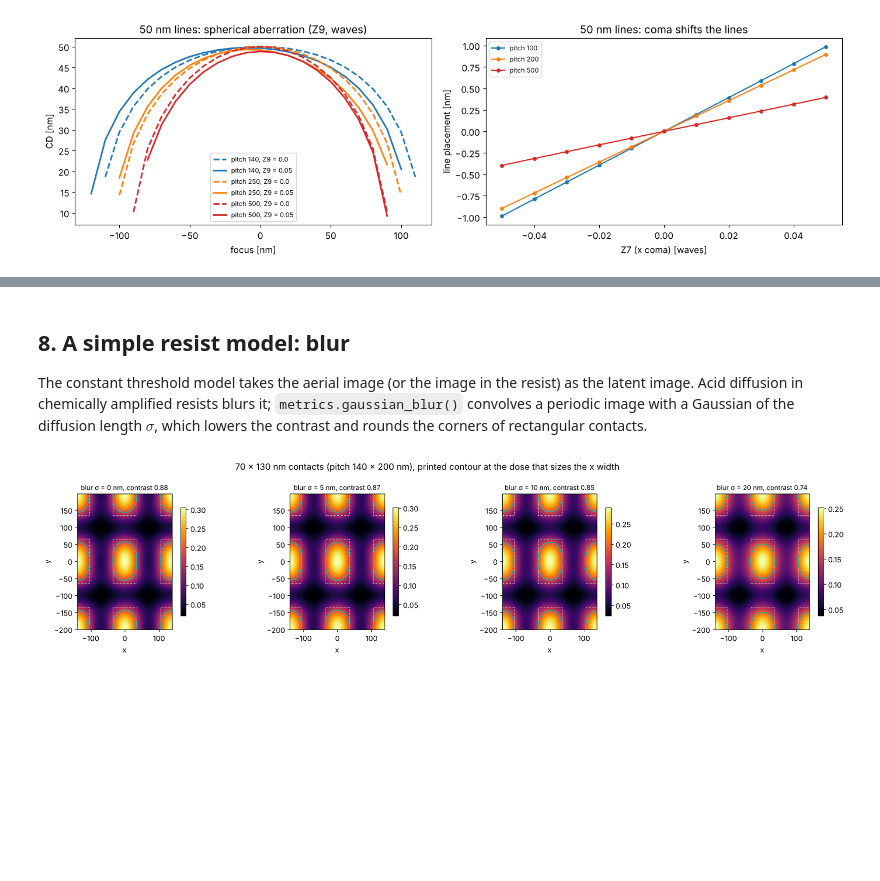
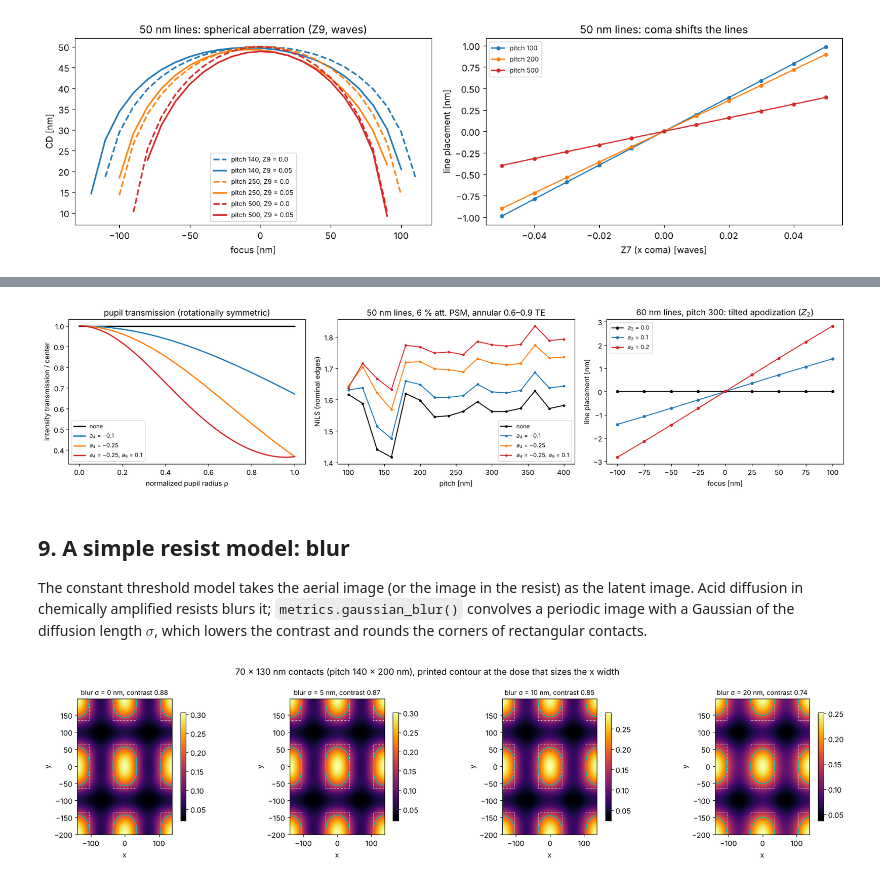
Before and after one commit to aeberspaecher/pyoptics, a Jupyter notebook: notebooks/17_lithography_toolbox.ipynb, the cells around one changed output, grey strips where cells are left out. Drawn from its saved outputs; the diff is of its cells as text; code cells hidden in the pictures; blank space fills up the shorter version.

```diff
--- a/notebooks/17_lithography_toolbox.ipynb
+++ b/notebooks/17_lithography_toolbox.ipynb
@@ -204,12 +235,12 @@ free.
 d = np.linspace(40, 100, 121)
 T, ph = [], []
 for t in d:
-    ta, tc = FilmMask([2.343], [0.586], [t]).transmissions(0.0, wl)
+    ta, tc = film_mask("MoSi", t).transmissions(0.0, wl)
     r = ta[0]/tc[0]; T.append(abs(r)**2); ph.append(np.degrees(np.angle(r)) % 360)
 T, ph = np.array(T), np.array(ph)
 d_180 = d[np.argmin(np.abs(ph - 180))]
-mosi = FilmMask([2.343], [0.586], [d_180], name=f"MoSi {d_180:.1f} nm")
-chrome = FilmMask([0.84], [1.65], [70.0], name="Cr 70 nm")
+mosi = film_mask("MoSi", d_180)
+chrome = film_mask("Cr", 70.0)
 
 fig, axes = plt.subplots(1, 3, figsize=(17, 4.2))
 axes[0].plot(d, 100*T, lw=2, color="C0"); axes[0].set_ylabel("intensity transmission [%]", color="C0")
@@ -228,7 +259,7 @@ axes[2].set_xlabel("angle of incidence in the blank [°]"); axes[2].set_ylabel("
 axes[1].legend(fontsize=8); axes[1].set_title("angle dependence (up to NA/M)")
 axes[2].set_title("phase change with angle")
 fig.tight_layout()
-for f in (mosi, chrome, FilmMask([2.343], [0.586], [68.0], name="MoSi 68 nm")):
+for f in (mosi, chrome, film_mask("MoSi", 68.0)):
     ta, tc = f.transmissions(0.0, wl); r = ta[0]/tc[0]
     print(f"{f.name}: T = {100*abs(r)**2:.2f} %, phase = {np.degrees(np.angle(r)) % 360:.1f}°")
 # %% [output]
@@ -249,7 +280,7 @@ iso_ish = MaskLayout.lines_spaces(180.0, 45.0)
 ill = Illumination.annular(0.9, 0.6, polarization="TE")
 foci = np.linspace(-150, 150, 31)
 fig, axes = plt.subplots(1, 2, figsize=(14, 4.3))
-for stack, c in ((ThinMask.att_psm(0.06), "k"), (FilmMask([2.343], [0.586], [68.0], name="MoSi 68 nm (165°)"), "C3"),
+for stack, c in ((ThinMask.att_psm(0.06), "k"), (film_mask("MoSi", 68.0, name="MoSi 68 nm (165°)"), "C3"),
                  (mosi, "C0"), (chrome, "C2")):
     sim = LithoSimulation(iso_ish, stack, ill, water)
     D = sim.dose_to_size(threshold=0.3)
@@ -312,14 +343,14 @@ position of the resist top relative to the focal plane, `depth` the
 position in the resist.
 # %%
 k0 = 2*np.pi/wl
-resist = (1.70, 0.03, 100.0)
+resist = layer("resist", 100.0)
 tb = np.linspace(0, 120, 241)
 k_perp = k0*np.array([0.0, 0.9*NA])
-R = np.array([[np.abs(WaferStack(resist, below=[(1.82, 0.34, t)] if t > 0 else []).coefficients(k_perp, k0, n_w, pol)[2])**2
+R = np.array([[np.abs(WaferStack(resist, below=[layer("BARC", t)] if t > 0 else []).coefficients(k_perp, k0, n_w, pol)[2])**2
                for pol in ("TE", "TM")] for t in tb])
 t_barc = tb[np.argmin(R[:, 0, 1] + R[:, 1, 1])]
 no_barc = WaferStack(resist, name="resist on Si")
-barc = WaferStack(resist, below=[(1.82, 0.34, t_barc)], name=f"resist on {t_barc:.0f} nm BARC on Si")
+barc = WaferStack(resist, below=[layer("BARC", t_barc)], name=f"resist on {t_barc:.0f} nm BARC on Si")
 
 fig, axes = plt.subplots(1, 4, figsize=(19, 4.3), gridspec_kw={"width_ratios": [1, 1.2, 1.2, 1]})
 for i, (pol, ls) in enumerate((("TE", "-"), ("TM", "--"))):
@@ -341,10 +372,10 @@ for ax, w in zip(axes[1:3], (no_barc, barc)):
     fig.colorbar(im, ax=ax, shrink=0.8)
 # swing curve: mean intensity in the resist (open frame) vs. resist thickness
 d_r = np.linspace(60, 160, 101)
-for w_below, c, label in (([], "C0", "on Si"), ([(1.82, 0.34, t_barc)], "C3", "on BARC")):
+for w_below, c, label in (([], "C0", "on Si"), ([layer("BARC", t_barc)], "C3", "on BARC")):
     swing = []
     for dd in d_r:
-        st = WaferStack((1.70, 0.03, dd), below=w_below)
+        st = WaferStack(layer("resist", dd), below=w_below)
         s = sim.with_(wafer=st, normalize=False, illumination=Illumination.coherent(polarization="y"))
         swing.append(np.mean([s.open_frame(depth=z) for z in np.linspace(0, dd, 15)]))
     axes[3].plot(d_r, swing, color=c, lw=2, label=label)
@@ -459,5 +515,39 @@ fig.tight_layout()
+# %%
+rho = np.linspace(0, 1, 101)
+apos = {"none": {}, "$a_4$ = −0.1": {4: -0.1}, "$a_4$ = −0.25": {4: -0.25},
+        "$a_4$ = −0.25, $a_9$ = 0.1": {4: -0.25, 9: 0.1}}
+ill = Illumination.annular(0.9, 0.6, polarization="TE")
+pitches = np.arange(100.0, 401.0, 20.0)
+fig, axes = plt.subplots(1, 3, figsize=(18, 4.3))
+for (name, z), c in zip(apos.items(), ("k", "C0", "C1", "C3")):
+    proj = water.with_(apodization_zernikes=z)
+    T = proj.pupil_amplitude(rho, 0*rho)**2
+    axes[0].plot(rho, T/T[0], color=c, lw=2, label=name)
+    nl = [LithoSimulation(MaskLayout.lines_spaces(p, 50.0), ThinMask.att_psm(0.06), ill, proj).nils()
+          for p in pitches]
+    axes[1].plot(pitches, nl, "o-", ms=3, color=c, label=name)
+axes[0].set_xlabel("normalized pupil radius ρ"); axes[0].set_ylabel("intensity transmission / center")
+axes[0].set_title("pupil transmission (rotationally symmetric)"); axes[0].legend(fontsize=9)
+axes[1].set_xlabel("pitch [nm]"); axes[1].set_ylabel("NILS (nominal edges)"); axes[1].legend(fontsize=9)
+axes[1].set_title("50 nm lines, 6 % att. PSM, annular 0.6–0.9 TE")
+foci = np.linspace(-150, 150, 13)
+layout = MaskLayout.lines_spaces(300.0, 60.0)
+for a2, c in ((0.0, "k"), (0.1, "C0"), (0.2, "C3")):
+    sim = LithoSimulation(layout, ThinMask.att_psm(0.06), ill, water.with_(apodization_zernikes={2: a2}))
+    D = sim.dose_to_size(threshold=0.3)
+    shift = []
+    for f in foci:
+        u, I = sim.cut(801, focus=f)
+        left, right = metrics.feature_edges(u, D*I, 0.3)
+        shift.append((left + right)/2)
+    axes[2].plot(foci, shift, "o-", ms=4, color=c, label=f"$a_2$ = {a2}")
+axes[2].set_xlabel("focus [nm]"); axes[2].set_ylabel("line placement [nm]"); axes[2].legend(fontsize=9)
+axes[2].set_title("60 nm lines, pitch 300: tilted apodization ($Z_2$)")
+fig.tight_layout()
+# %% [output]
+[figure, added]
 # %% [markdown]
-## 8. A simple resist model: blur
+## 9. A simple resist model: blur
 
 The constant threshold model takes the aerial image (or the image in the
 resist) as the latent image. Acid diffusion in chemically amplified resists
```
Also changed, not shown: parts of 10 cells of this notebook, 7 other files.
